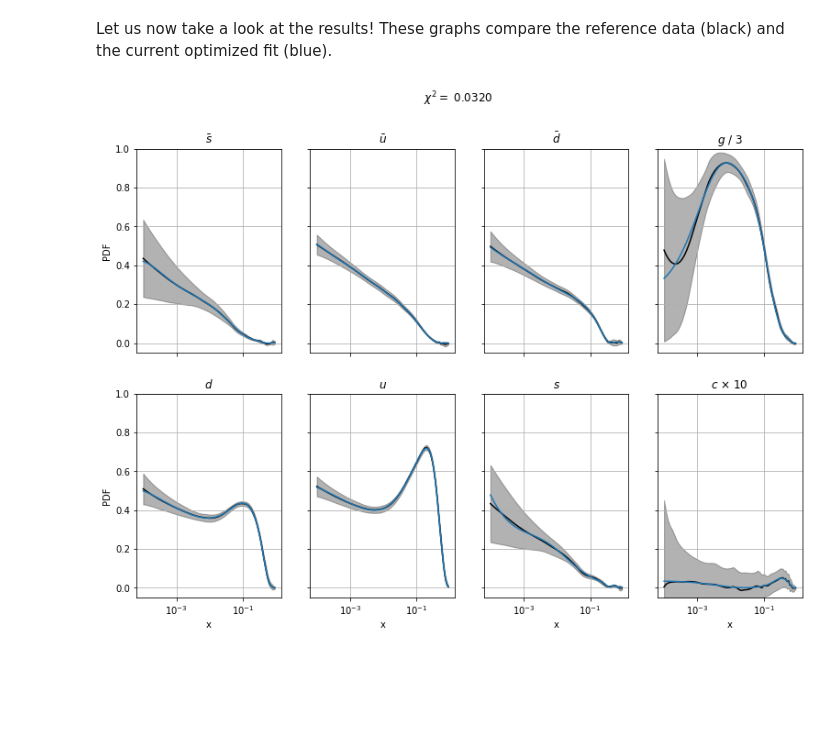
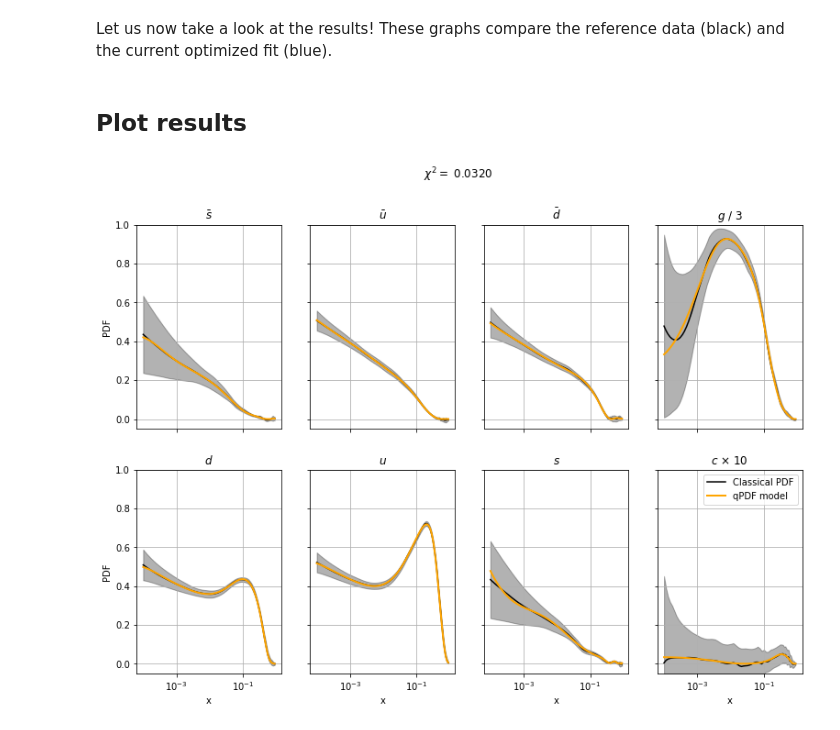
Before and after one commit to qiboteam/qibo, a Jupyter notebook: examples/qPDF/qPDF.ipynb, the cells around one changed output. Saved outputs shown, nothing was run; the diff lists cells and outputs as text; code cells hidden in the pictures; blank space fills up the shorter version.

```diff
--- a/examples/qPDF/qPDF.ipynb
+++ b/examples/qPDF/qPDF.ipynb
@@ -106,19 +98,18 @@ $$
 is defined. For multi-flavour fits, a mean is considered.
 # %%
 # Define loss function
-
 def loss(params):
-    """Get loss of the model for a given set of parameters.
+    """Compute loss for a given set of parameters.
 
     Args:
-        parameters: the list of parameters for the gates
+        parameters (np.array): the list of parameters for the gates.
 
     Returns:
-        Float, loss function
+        The loss function.
     """
+    xtrain = data[:, 0]
     if multi_output:
         cf = 0
-        xtrain = data[:, 0]
         i = 1
         for ypred in mypdf.predict(params, xtrain).transpose():
             ytrain = data[:, i]
@@ -126,16 +117,11 @@ def loss(params):
             cf += np.mean(np.square(ytrain - ypred) / ysigma ** 2)
             i += 2
         cf /= 8
-
     else:
-        xtrain = data[:, 0]
         ytrain = data[:, 1]
         ysigma = data[:, 2]
-
         ypred = mypdf.predict(params, xtrain).flatten()
         cf = np.mean(np.square(ytrain - ypred) / ysigma ** 2)
-
-
     return cf
 # %% [markdown]
 Optimization procedure extracted from standard techniques must be used to look for the optimal configuration of $\theta$ parameters. In this case, we will implement optimizers from `scipy` and a genetic one.
@@ -169,21 +139,19 @@ params = np.random.rand(mypdf.nparams)
 The optimization may be costly in some cases. In order to save time, we provide some precomputed results that will let you to see the performance of this algorithm in several circumstances. Precomputed results include the ones detailed in the corresponding paper.
 # %%
 # For taking old results
-if full:
-    f = 'full'
-else:
-    f = 'partial'
 import pickle
-with open('results/' + f + '/' + parton + '/' + ansatz + '_%s_q_%s_l_result.pkl'%(nqubits, layers), 'rb') as f:
+with open(f'results/{mode}/{parton}/{ansatz}_{nqubits}_q_{layers}_l_result.pkl', 'rb') as f:
     results = pickle.load(f)
 
 params = results['x']
 # %% [markdown]
 Let us now take a look at the results! These graphs compare the reference data (black) and the current optimized fit (blue).
 # %%
-def paint_PDF(params, chi2):
+# Auxiliary plotting function
+import matplotlib.pyplot as plt
+
+def plot_PDF(params, chi2):
     if multi_output:
-        import matplotlib.pyplot as plt
         fig, axs = plt.subplots(2, 4, figsize=(13, 9), sharex=True, sharey=True)
         i = 1
         partons = ['sbar', 'ubar', 'dbar', 'gluon', 'd', 'u', 's', 'c']
@@ -209,19 +177,15 @@ def paint_PDF(params, chi2):
             if (i - 1) // 2 > 3:
                 ax.set(xlabel='x')
 
-            label = r'Classical ' + partons[(i - 1) // 2] + ' PDF'
-            ax.plot(xtrain, ytrain, label=label, color='black')
+            ax.plot(xtrain, ytrain, label='Classical PDF', color='black')
             ax.fill_between(xtrain, ytrain + ysigma, ytrain - ysigma, alpha=0.3, color='black')
-            ax.plot(xtrain, yprediction.flatten(), label=r'Quantum PDF model', zorder=10)
+            ax.plot(xtrain, yprediction.flatten(), label=r'qPDF model', color='orange', linewidth=2, zorder=10)
             ax.set(ylim=[-0.05, 1])
             i += 2
             ax.grid(True)
         fig.suptitle(f'$\chi^2 = $ {chi2:.4f}')
-
-        #fig.savefig(name, bbox_inches='tight')
-
+        plt.legend()
     else:
-        import matplotlib.pyplot as plt
         fig, ax = plt.subplots(figsize = (8, 6))
         ax.set(title=f'$\chi^2 = $ {chi2:.2f}', xlabel='x', ylabel='PDF',
                xscale='log')
@@ -232,9 +196,10 @@ def paint_PDF(params, chi2):
         ax.plot(xtrain, ytrain, label='Classical '+ parton + ' PDF', color='black')
         ax.fill_between(xtrain, ytrain + ysigma, ytrain - ysigma, alpha=0.3, color='black')
         ax.plot(xtrain, yprediction.flatten(), label=r'Quantum PDF model', zorder=10)
-        # ax.legend()
+        ax.legend()
-# %%
-chi2 = loss(params)
-paint_PDF(params, chi2)
-# %% [output]
-[figure, removed]
+# %% [markdown]
+## Plot results
+# %%
+plot_PDF(params, chi2=loss(params))
+# %% [output]
+[figure, added]
```
Also changed, not shown: parts of 7 cells of this notebook, 1 other file.
